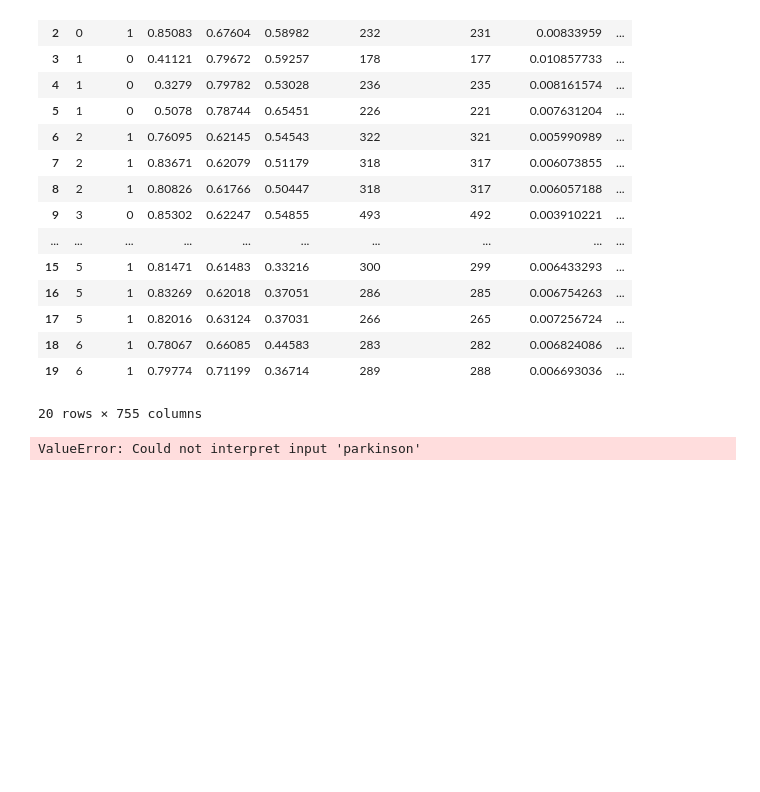
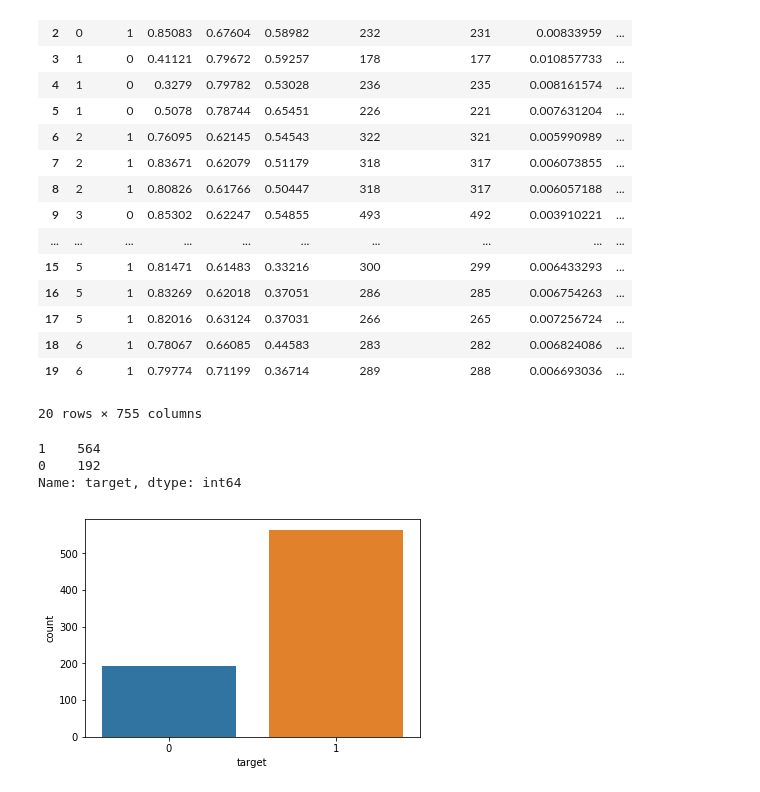
Before and after one commit to vincentmichael089/ML-Logistic-Regression, a Jupyter notebook: logisticregression.ipynb, the cells around one changed output. Saved outputs shown, nothing was run; the diff lists cells and outputs as text; code cells hidden in the pictures; blank space fills up the shorter version.

```diff
--- a/logisticregression.ipynb
+++ b/logisticregression.ipynb
@@ -86,8 +87,10 @@ dfnew.head(20)
 20 rows × 755 columns
 # %%
 #melihat perbandingan jumlah kelas label 1 dan 0
-import seaborn as sns
-sns.countplot(x="parkinson", data=dfnew.target)
+sns.countplot(x='target', data=dfnew)
 dfnew.target.value_counts()
 # %% [output]
-ValueError: Could not interpret input 'parkinson'
+1    564
+0    192
+Name: target, dtype: int64
+[figure, added]
```
Also changed, not shown: parts of 3 cells of this notebook, 1 other file.
